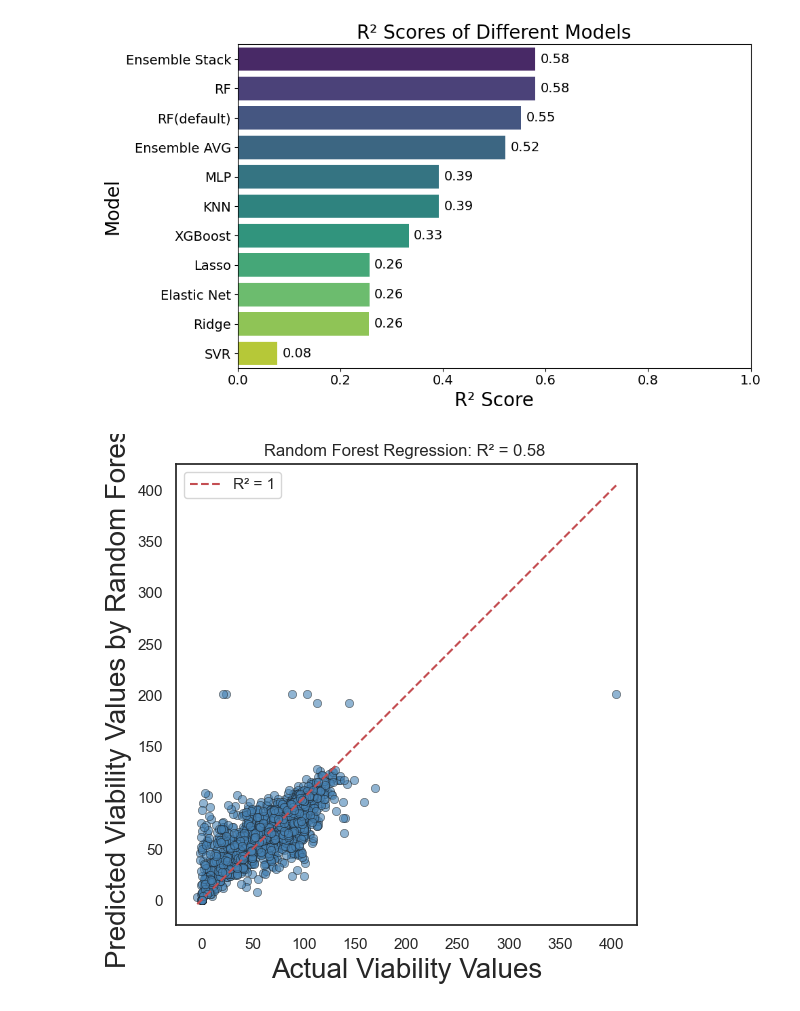
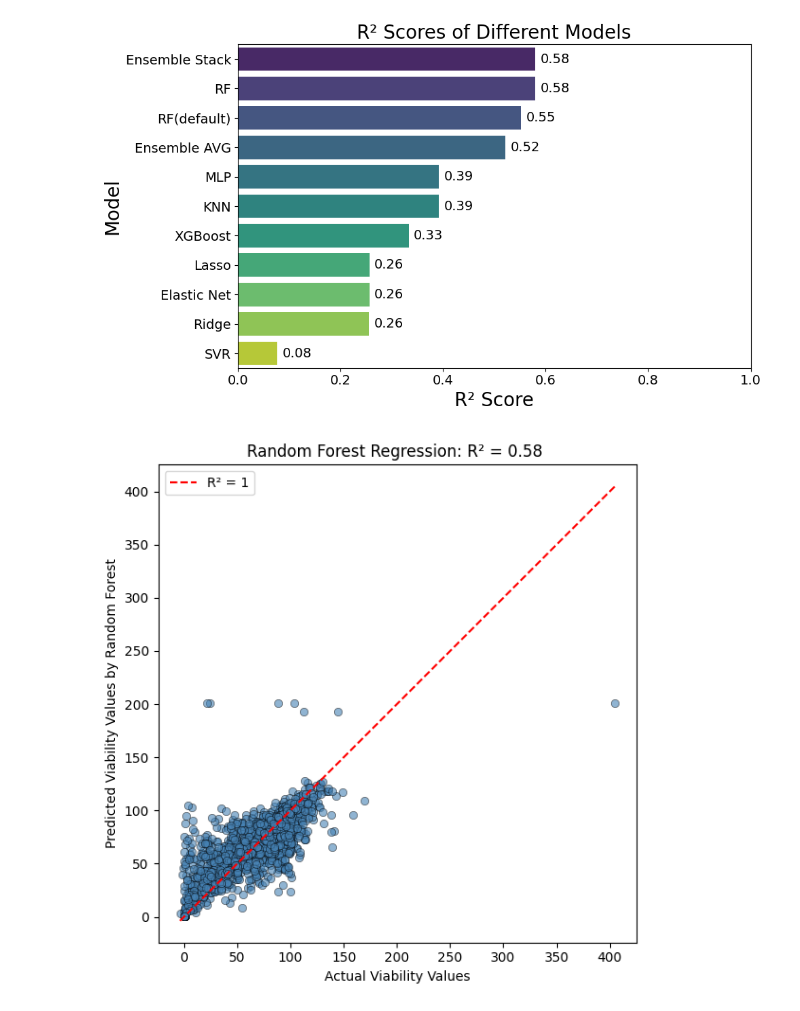
Before and after one commit to siemvo/MSc_ML_Assignment, a Jupyter notebook: !ML_Regression.ipynb, the cells around one changed output. Drawn from its saved outputs; the diff is of its cells as text; code cells hidden in the pictures.

```diff
--- a/!ML_Regression.ipynb
+++ b/!ML_Regression.ipynb
@@ -614,31 +614,30 @@ plt.show()
 # %%
 # y_test vs y_pred_rf
 import matplotlib.pyplot as plt
 import seaborn as sns
 import numpy as np
 
 # Create scatter plot
-sns.set_style("white")
 plt.figure(figsize=(8, 6))
 sns.scatterplot(x=y_test, y=y_pred_rf, color="steelblue", alpha=0.6, edgecolor='k')
 
 # Plot y = x line for reference
 max_val = max(max(y_test), max(y_pred_rf))
 min_val = min(min(y_test), min(y_pred_rf))
 plt.plot([min_val, max_val], [min_val, max_val], 'r--', label='R² = 1')
 
 # Labels and title
 plt.xlabel("Actual Viability Values")
 plt.ylabel("Predicted Viability Values by Random Forest")
 plt.title(f"Random Forest Regression: R² = {r2_rf:.2f} ")
 plt.legend()
 # Set 1:1 aspect ratio
 plt.gca().set_aspect('equal', adjustable='box')
 
 plt.tight_layout()
 plt.show()
 # %% [output]
-[figure, old version]
+[figure, new version]
 # %%
 # The new RF seems to have less wrong predictions and removed the incorrect ones at 250
 
```
Also changed, not shown: parts of 13 cells of this notebook, 6 other files.
